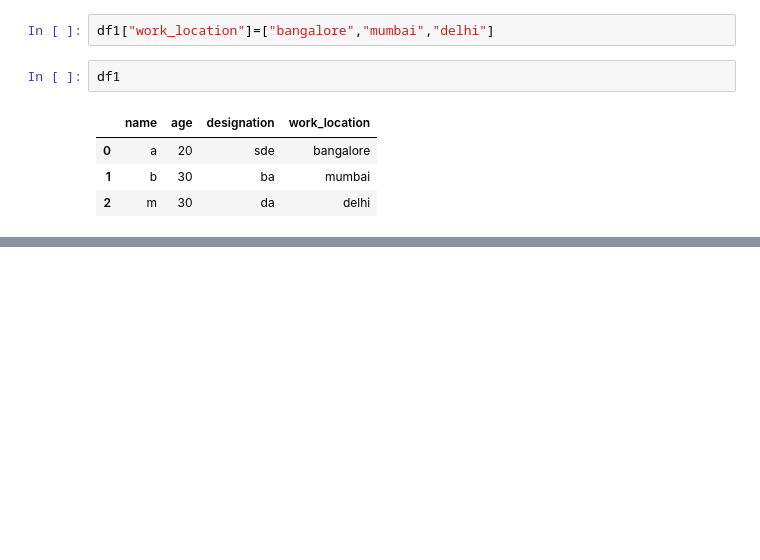
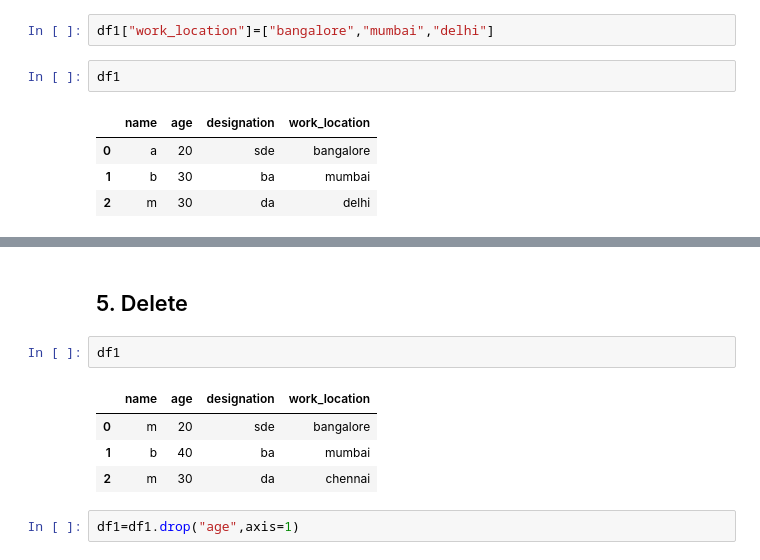
Before and after one commit to Usmanrajaa/python, a Jupyter notebook: pandas/p1.ipynb, the cells around one changed output, grey strips where cells are left out. Saved outputs shown, nothing was run; the diff lists cells and outputs as text; blank space fills up the shorter version.

```diff
--- a/pandas/p1.ipynb
+++ b/pandas/p1.ipynb
@@ -336,0 +349,11 @@ df1
+# %% [markdown]
+## 5. Delete
+# %%
+df1
+# %% [output]
+|  | name | age | designation | work_location |
+| 0 | m | 20 | sde | bangalore |
+| 1 | b | 40 | ba | mumbai |
+| 2 | m | 30 | da | chennai |
+# %%
+df1=df1.drop("age",axis=1)
```
Also changed, not shown: parts of 18 cells of this notebook, 2 other files.
